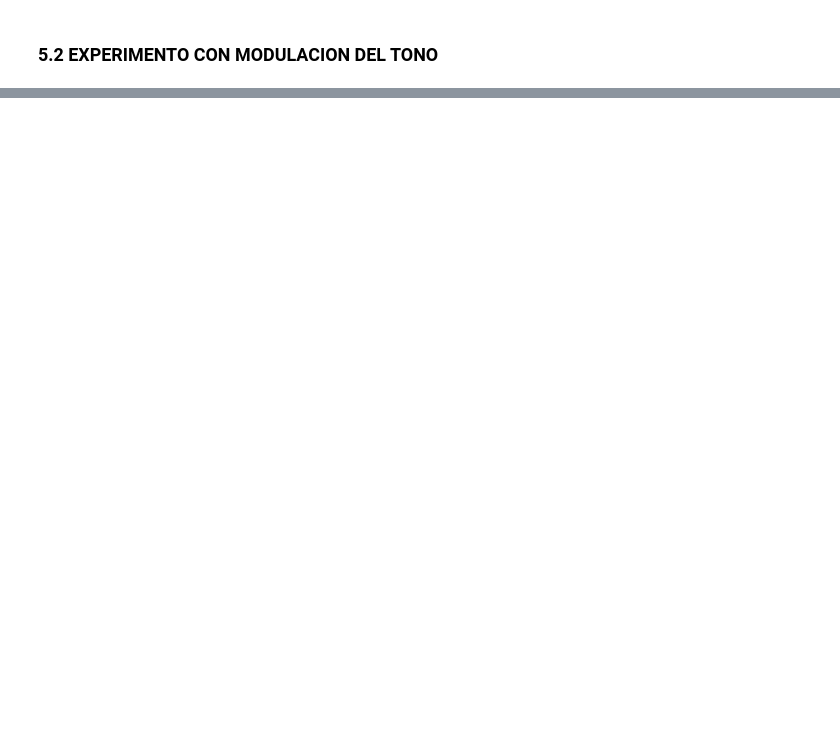
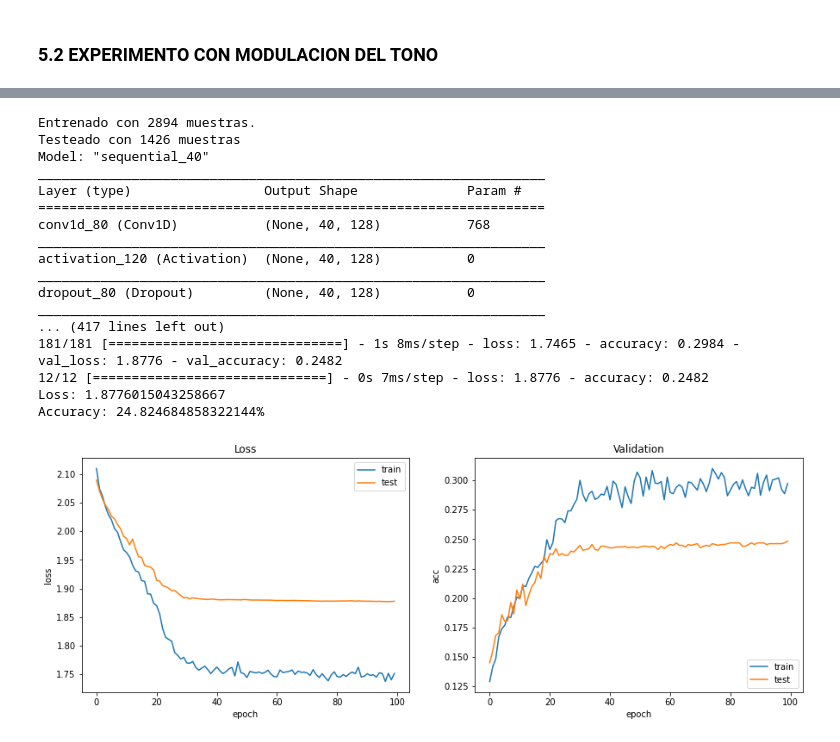
Before and after one commit to Luisa13/Speech_Emotion_Recogntion_in_Foreign_Language, a Jupyter notebook: notebooks/English/3_SER_RAVDESS_English_Augmentation.ipynb, the cells around one changed output, grey strips where cells are left out. Saved outputs shown, nothing was run; the diff lists cells and outputs as text; code cells hidden in the pictures; blank space fills up the shorter version.

```diff
--- a/notebooks/English/3_SER_RAVDESS_English_Augmentation.ipynb
+++ b/notebooks/English/3_SER_RAVDESS_English_Augmentation.ipynb
@@ -858,0 +837,18 @@ Accuracy: 37.77777850627899%
+# %%
+strategy = tf.distribute.MirroredStrategy()
+
+def build_lrfn(lr_start=0.00001, lr_max=0.0008,
+               lr_min=0.00001, lr_rampup_epochs=20,
+               lr_sustain_epochs=0, lr_exp_decay=.8):
+    lr_max = lr_max * strategy.num_replicas_in_sync
+
+    def lrfn(epoch):
+        if epoch < lr_rampup_epochs:
+            lr = (lr_max - lr_start) / lr_rampup_epochs * epoch + lr_start
+        elif epoch < lr_rampup_epochs + lr_sustain_epochs:
+            lr = lr_max
+        else:
+            lr = (lr_max - lr_min) * lr_exp_decay**(epoch - lr_rampup_epochs - lr_sustain_epochs) + lr_min
+        return lr
+
+    return lrfn
@@ -858,0 +858,49 @@ Accuracy: 37.77777850627899%
+# %%
+# # Division del dataset en entrenamiento test
+X_train_female, X_test_female, female_Y_train, female_Y_test = dataset_splitted_gender(features_complete_df, '')
+print ("Entrenado con {} muestras. \nTesteado con {} muestras".format(X_train_female.shape[0], X_test_female.shape[0]) )
+# Entrenamiento del modelo
+model = model_cnn(X_train_female, female_Y_test.shape[1])
+model.summary()
+opt = keras.optimizers.RMSprop(lr=0.00005, rho=0.9, epsilon=None, decay=0.0)
+
+model.compile(loss='categorical_crossentropy',
+              optimizer = opt,
+              metrics=['accuracy'])
+
+rlrp = ReduceLROnPlateau(monitor='val_loss', factor=0.9, patience=20, min_lr=0.000001)
+es = EarlyStopping(monitor='val_accuracy', mode='max', verbose=1, patience=50)
+lrfn = build_lrfn()
+lr_schedule = tf.keras.callbacks.LearningRateScheduler(lrfn, verbose=1)
+
+history = model.fit(X_train_female, female_Y_train,
+                        batch_size=16,
+                        epochs=100,
+                        validation_data=(X_test_female, female_Y_test),
+                        callbacks=[es, lr_schedule])
+
+
+# Evaluacion
+plot_loss_acc(history)
+# Evaluamos contra test
+score = model.evaluate(X_test_female, female_Y_test, batch_size=128)
+print("Loss: {} \nAccuracy: {}%".format(score[0], score[1]*100))
+# %% [output]
+Entrenado con 2894 muestras.
+Testeado con 1426 muestras
+Model: "sequential_40"
+_________________________________________________________________
+Layer (type)                 Output Shape              Param #
+=================================================================
+conv1d_80 (Conv1D)           (None, 40, 128)           768
+_________________________________________________________________
+activation_120 (Activation)  (None, 40, 128)           0
+_________________________________________________________________
+dropout_80 (Dropout)         (None, 40, 128)           0
+_________________________________________________________________
+... (417 lines left out)
+181/181 [==============================] - 1s 8ms/step - loss: 1.7465 - accuracy: 0.2984 - val_loss: 1.8776 - val_accuracy: 0.2482
+12/12 [==============================] - 0s 7ms/step - loss: 1.8776 - accuracy: 0.2482
+Loss: 1.8776015043258667
+Accuracy: 24.824684858322144%
+[figure, added]
```
Also changed, not shown: parts of 26 cells of this notebook.
